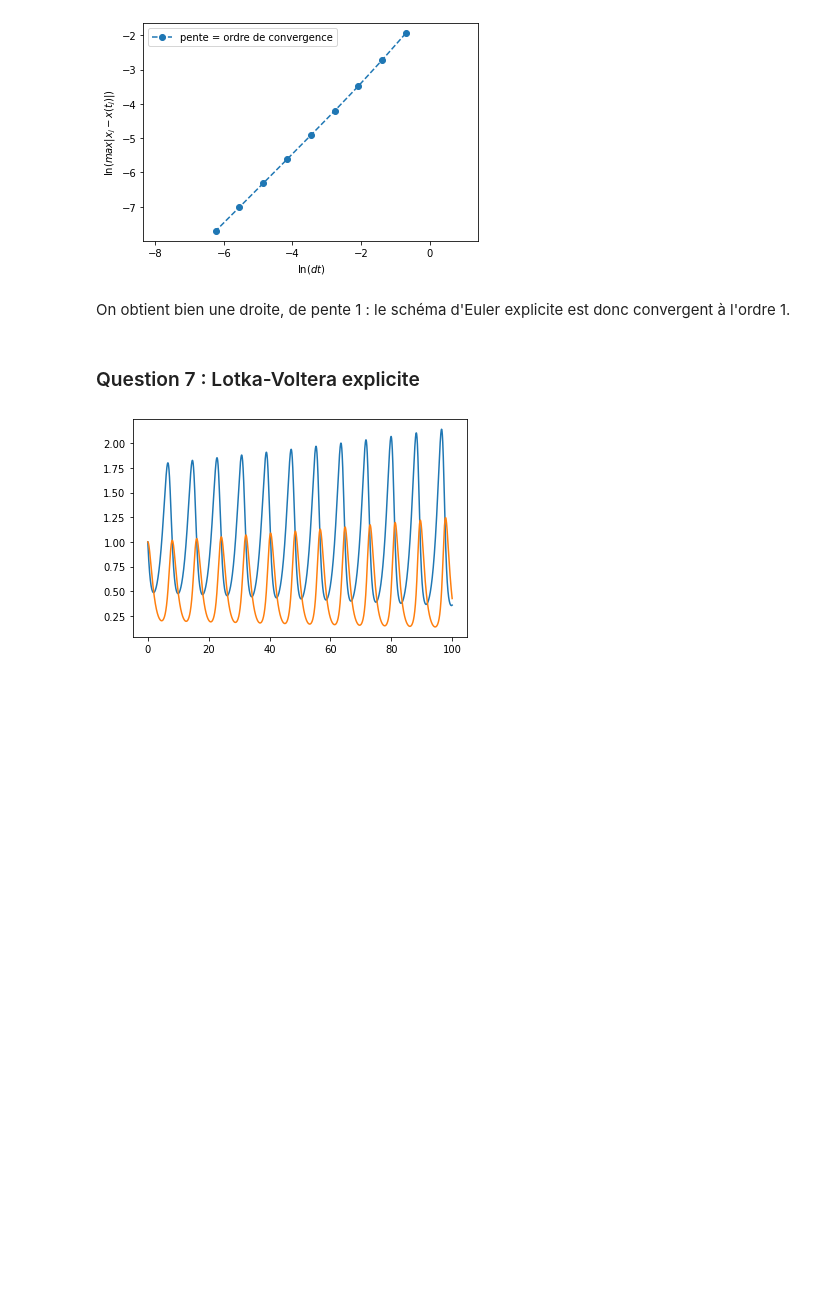
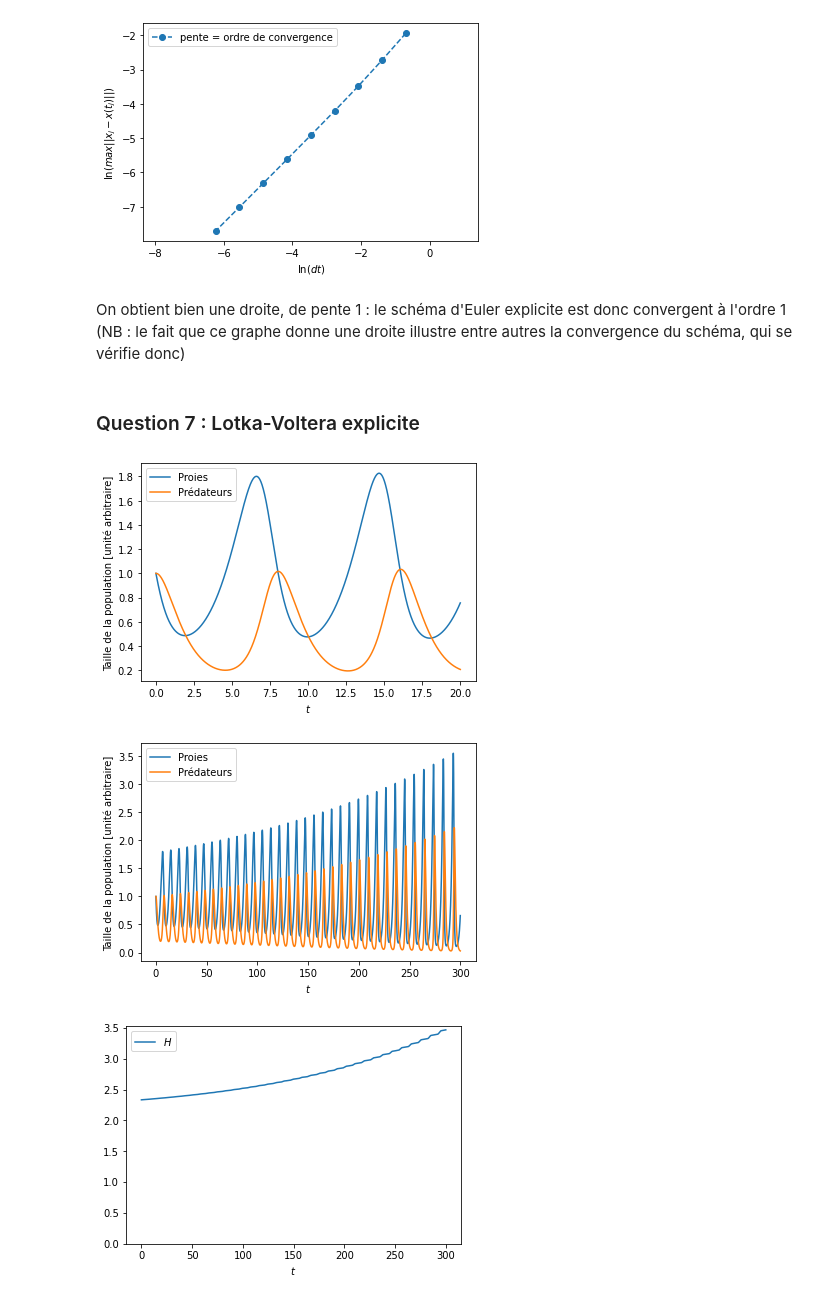
Before and after one commit to colombe-nothhelfer/ProjetNumerique2, a Jupyter notebook: Untitled.ipynb, the cells around one changed output. Cells and saved outputs as stored; diff of their text form; code cells hidden in the pictures; blank space fills up the shorter version.

```diff
--- a/Untitled.ipynb
+++ b/Untitled.ipynb
@@ -99,6 +99,8 @@ Donc H est constante sur les trajectoires des solutions.
 # %%
 def H(x1, x2):
     return delta * x1 - gamma * np.log(x1) + beta * x2 - alpha * np.log(x2)
+
+H = np.vectorize(H)
 # %%
 def display_contour(f, x, y, levels):
     X, Y = np.meshgrid(x, y)
@@ -197,24 +204,38 @@ plt.show()
 # %% [output]
 [figure]
 # %% [markdown]
-On obtient bien une droite, de pente 1 : le schéma d'Euler explicite est donc convergent à l'ordre 1.
+On obtient bien une droite, de pente 1 : le schéma d'Euler explicite est donc convergent à l'ordre 1 (NB : le fait que ce graphe donne une droite illustre entre autres la convergence du schéma, qui se vérifie donc)
 # %% [markdown]
 ### Question 7 : Lotka-Voltera explicite
-# %%
-alpha = 2/3
-beta = 4/3
-gamma = 1
-delta = 1
-
-def Lotka(t, x):
-    x1, x2 = x
-    return(np.array([x1*(alpha - beta*x2), -x2*(gamma - delta*x1)]))
-
-T, X = solve_euler_explicit(Lotka, np.array([1, 1]), 10**(-2), 0, 100)
-X1 = X[:, 0]
-X2 = X[:, 1]
-plt.plot(T, X1)
-plt.plot(T, X2)
-plt.show()
-# %% [output]
-[figure, removed]
+# %%
+def Lotka(t, x):
+    x1, x2 = x
+    return(np.array([x1*(alpha - beta*x2), -x2*(gamma - delta*x1)]))
+
+T_ee, X_ee = solve_euler_explicit(Lotka, np.array([1, 1]), 10**(-2), 0, 300)
+X1_ee = X_ee[:, 0]
+X2_ee = X_ee[:, 1]
+
+plt.plot(T_ee[:2000], X1_ee[:2000], label='Proies')
+plt.plot(T_ee[:2000], X2_ee[:2000], label='Prédateurs')
+plt.xlabel('$t$')
+plt.ylabel('Taille de la population [unité arbitraire]')
+plt.legend(loc=0)
+plt.show()
+
+plt.plot(T_ee, X1_ee, label='Proies')
+plt.plot(T_ee, X2_ee, label='Prédateurs')
+plt.xlabel('$t$')
+plt.ylabel('Taille de la population [unité arbitraire]')
+plt.legend(loc=0)
+plt.show()
+
+plt.plot(T_ee, H(X1_ee, X2_ee), label='$H$')
+plt.xlabel('$t$')
+plt.axis(ymin=0)
+plt.legend(loc=0)
+plt.show()
+# %% [output]
+[figure, added]
+[figure, added]
+[figure, added]
```
Also changed, not shown: parts of 22 cells of this notebook.
